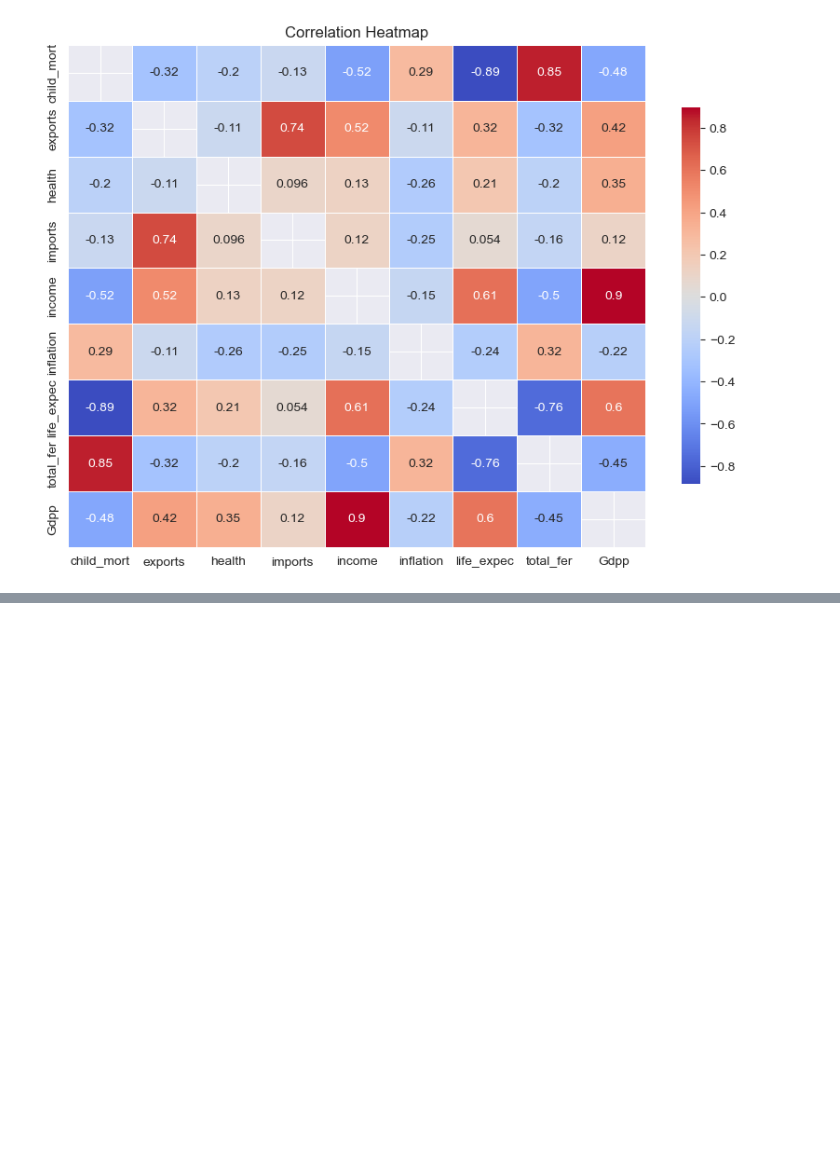
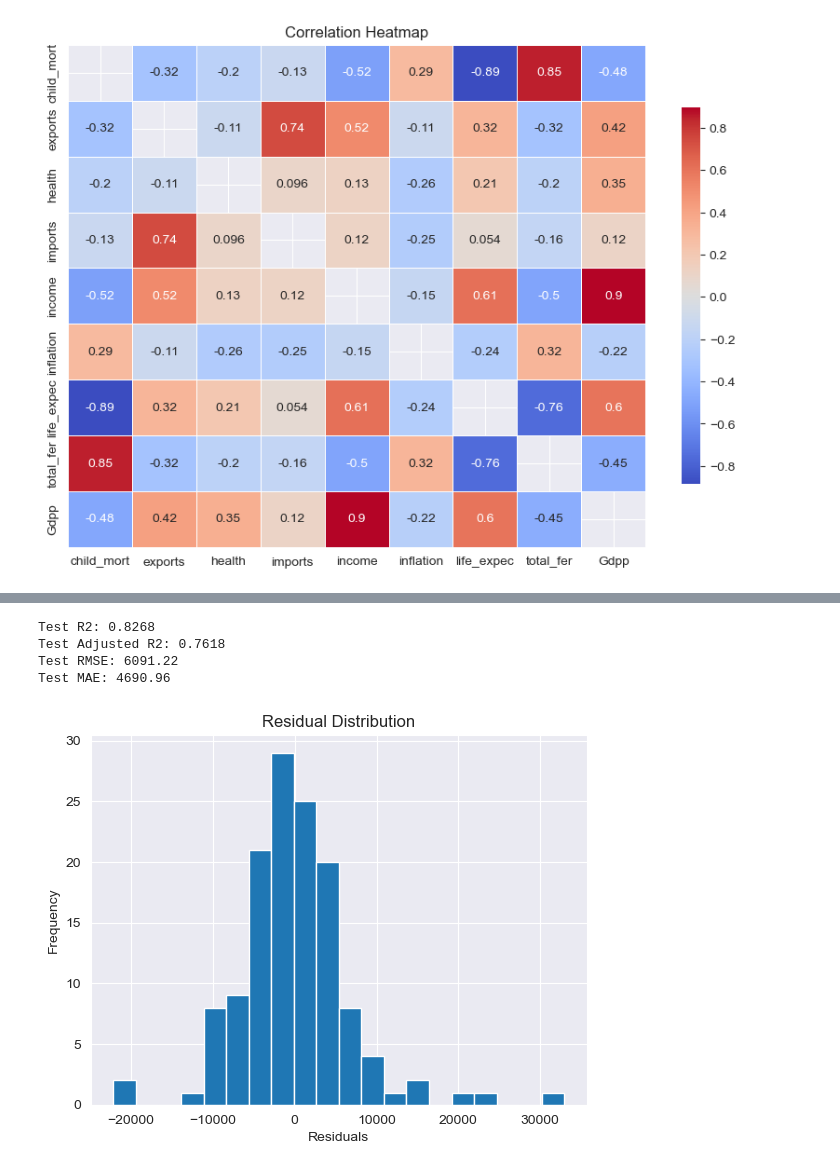
Before and after one commit to ipekgulsencelik/Python_Bootcamp, a Jupyter notebook: 04_Machine_Learning/02_Multiple_Linear_Regression.ipynb, the cells around one changed output, grey strips where cells are left out. Saved outputs shown, nothing was run; the diff lists cells and outputs as text; code cells hidden in the pictures; blank space fills up the shorter version.

```diff
--- a/04_Machine_Learning/02_Multiple_Linear_Regression.ipynb
+++ b/04_Machine_Learning/02_Multiple_Linear_Regression.ipynb
@@ -133,0 +213,4 @@ vif_data.sort_values(by='VIF Score', ascending=False)
+# %%
+X = df.drop(columns=['Gdpp']) # Bağımsız değişkenler
+
+y = df['Gdpp'] # Bağımlı değişken
@@ -133,0 +246,6 @@ vif_data.sort_values(by='VIF Score', ascending=False)
+# %%
+scaler = StandardScaler() # StandardScaler ile özellikler ölçeklendirilir.
+# StandardScaler, özelliklerin ortalamasını 0 ve standart sapmasını 1 yaparak veriyi standartlaştırır.
+
+X_train_scaled = scaler.fit_transform(X_train) # Eğitim verisini ölçeklendirelim
+X_test_scaled = scaler.transform(X_test) # Test verisini ölçeklendirelim
@@ -133,0 +268,19 @@ vif_data.sort_values(by='VIF Score', ascending=False)
+# %%
+# Statsmodels cütüphanesi ile OLS (Ordinary Least Squares) regresyon modelini oluşturmak için, ölçeklendirilmiş eğitim verisine sabit terim eklenir.
+# Sabit terim, regresyon modelinde kesme noktasını temsil eder ve genellikle 1'ler sütunu olarak eklenir.
+# Bu, modelin bağımsız değişkenlerin etkisini daha doğru bir şekilde değerlendirmesine yardımcı olur.
+# Modelin matris formunda ifade edilmesi için, bağımsız değişkenlerin ölçeklendirilmiş versiyonuna sabit terim eklenir.
+
+X_train_sm = sm.add_constant(X_train_scaled) # Statsmodels ile regresyon modelini oluşturmak için sabit terim ekler
+X_test_sm = sm.add_constant(X_test_scaled) # Test verisine de sabit terim ekler
+# %%
+# OLS (Ordinary Least Squares) regresyon modeli, Statsmodels kütüphanesi ile calıştırılabilir.
+# OLS, bağımsız değişkenlerin bağımlı değişken üzerindeki etkisini ölçmek için kullanılan bir regresyon tekniğidir.
+# Bu mmodelin cıktısı, her bir bağımsız değişkenin katsayılarını, standart hatalarını, t-istatistiklerini ve p-değerlerini içerir.
+# OLS modelini eğitmek için, bağımlı değişken (y_train) ve bağımsız değişkenler (X_train_sm) kullanılır.
+
+ols = sm.OLS(y_train, X_train_sm).fit() # OLS (Ordinary Least Squares) regresyon modelini eğitir
+
+print(ols.summary()) # Regresyon modelinin özetini görüntüler
+
+# Hata --> y - y^
@@ -133,0 +305,35 @@ vif_data.sort_values(by='VIF Score', ascending=False)
+# %%
+y_pred = ols.predict(X_test_sm) # Test seti için tahminler yapar
+
+r2 = r2_score(y_test, y_pred) # R2 skorunu hesaplar
+adjusted_r2 = 1 - (1 - r2) * (len(y_test) - 1) / (len(y_test) - X_test_sm.shape[1] - 1) # Adjusted R2 hesaplar
+rmse = np.sqrt(mean_squared_error(y_test, y_pred)) # RMSE hesaplar
+mae = mean_absolute_error(y_test, y_pred) # MAE hesaplar
+
+print(
+    f'Test R2: {r2:.4f}\n'
+    f'Test Adjusted R2: {adjusted_r2:.4f}\n'
+    f'Test RMSE: {rmse:.2f}\n'
+    f'Test MAE: {mae:.2f}'
+)
+# %% [output]
+Test R2: 0.8268
+Test Adjusted R2: 0.7618
+Test RMSE: 6091.22
+Test MAE: 4690.96
+# %%
+# Modelin varsayımlarını değerlendirmek için residuals (hatalar) analizi yapılır.
+# Residuals (hatalar), modelin tahmin ettiği değerler ile gerçek değerler arasındaki farklardır.
+# Residuals (hatalar) analizi, modelin varsayımlarını değerlendirmek için kullanılır.
+# Normal dağılım varsayımı, homoskedastisite ve bağımsızlık gibi varsayımların kontrol edilmesine yardımcı olur.
+# Eğer residuals (hatalar) normal dağılıyorsa, modelin varsayımları büyük ölçüde sağlanmış demektir.
+
+residuals= y_train - ols.predict(X_train_sm) # Eğitim seti için tahminler yapar ve residuals (hatalar) hesaplanır
+
+plt.hist(residuals, bins=20) # Residuals (hatalar) dağılımını görselleştirmek için histogram çizilir
+plt.title('Residual Distribution')
+plt.xlabel('Residuals')
+plt.ylabel('Frequency')
+plt.show()
+# %% [output]
+[figure, added]
```
Also changed, not shown: parts of 29 cells of this notebook, 2 other files.
